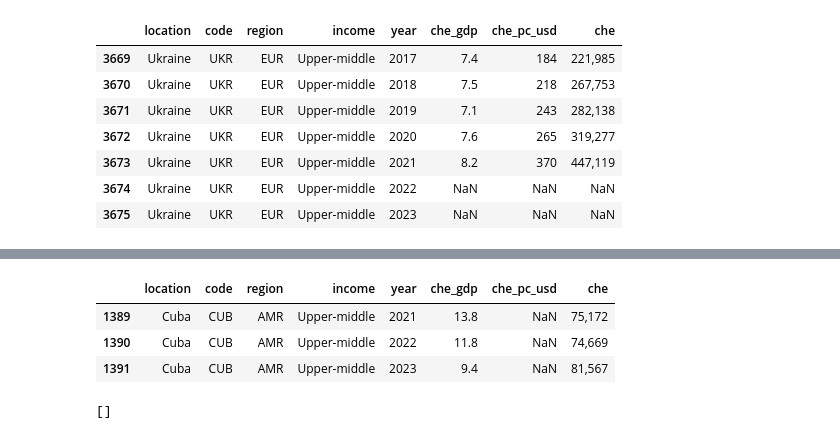
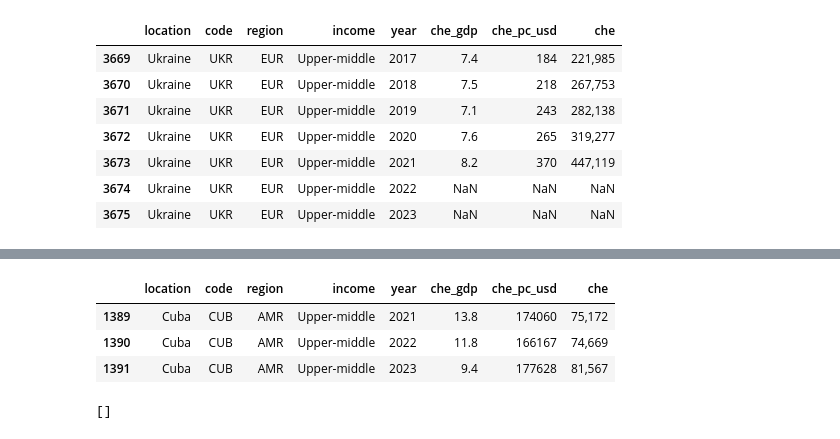
Before and after one commit to ThereseColeongco/tb-dashboard, a Jupyter notebook: data_cleaning.ipynb, the cells around one changed output, grey strips where cells are left out. Saved outputs shown, nothing was run; the diff lists cells and outputs as text; code cells hidden in the pictures.

Commit message:
calculating missing che_pc_usd

```diff
--- a/data_cleaning.ipynb
+++ b/data_cleaning.ipynb
@@ -91,13 +95,28 @@ ghed[ghed['che'].isna() & ghed['che_gdp'].notna()]  # answer: no
 # %%
 # is there any row where che_pc_usd is missing but not che_gdp or che?
 missing_che_pc_usd = ghed[ghed['che_pc_usd'].isna() & (ghed['che_gdp'].notna() | ghed['che'].notna())]  # answer: yes, Cuba in 2021-2023
 
-# TODO calculate che_pc_usd from che or che_gdp
+# calculate che_pc_usd from che
+
+# data from https://fred.stlouisfed.org/series/POPTOTCUA647NWDB#
+pop_21_23 = {2021: 11122168, 2022: 11059820, 2023: 11019931}
+
+# NCU to USD exchange rate data from https://www.exchange-rates.org/exchange-rate-history/cup-usd-2023
+avg_exc_21_23 = {2021: 0.03883, 2022: 0.04063, 2023: 0.04167}
+
+# method they used to calculate it was Current Health Expenditure (CHE) / Population / Exchange rate (NCU to USD)
+
+che = missing_che_pc_usd['che'].str.replace(',', '', regex=False).astype(float) * 10**6  # che is in millions of NCU, stored as a string, so strip commas and convert to NCU units
+che_pc_usd = che / missing_che_pc_usd['year'].map(pop_21_23) / missing_che_pc_usd['year'].map(avg_exc_21_23)  # dict keys must be ints to match the int64 year column
+
+# che_pc_usd is stored as a string dtype in the csv, so fill as ints-without-decimal string to match the existing format
+ghed.loc[missing_che_pc_usd.index, 'che_pc_usd'] = che_pc_usd.round().astype(int).astype(str)
+ghed[ghed['location'] == 'Cuba'].query('2021 <= year <= 2023')
 # %% [output]
 |  | location | code | region | income | year | che_gdp | che_pc_usd | che |
-| 1389 | Cuba | CUB | AMR | Upper-middle | 2021 | 13.8 | NaN | 75,172 |
-| 1390 | Cuba | CUB | AMR | Upper-middle | 2022 | 11.8 | NaN | 74,669 |
-| 1391 | Cuba | CUB | AMR | Upper-middle | 2023 | 9.4 | NaN | 81,567 |
+| 1389 | Cuba | CUB | AMR | Upper-middle | 2021 | 13.8 | 174060 | 75,172 |
+| 1390 | Cuba | CUB | AMR | Upper-middle | 2022 | 11.8 | 166167 | 74,669 |
+| 1391 | Cuba | CUB | AMR | Upper-middle | 2023 | 9.4 | 177628 | 81,567 |
 # %%
 # drop countries that are missing all relevant ghed data
 
```
Also changed, not shown: parts of 3 cells of this notebook.
